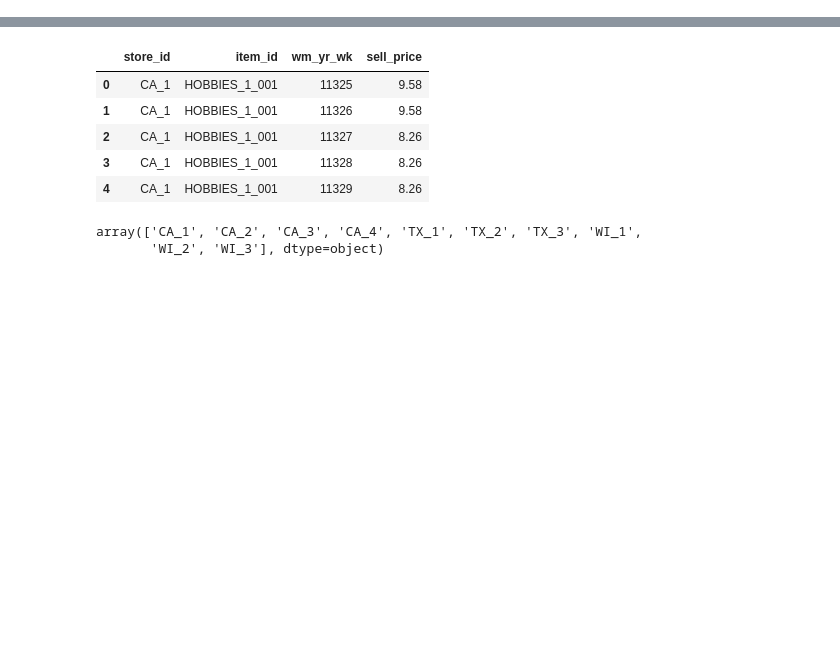
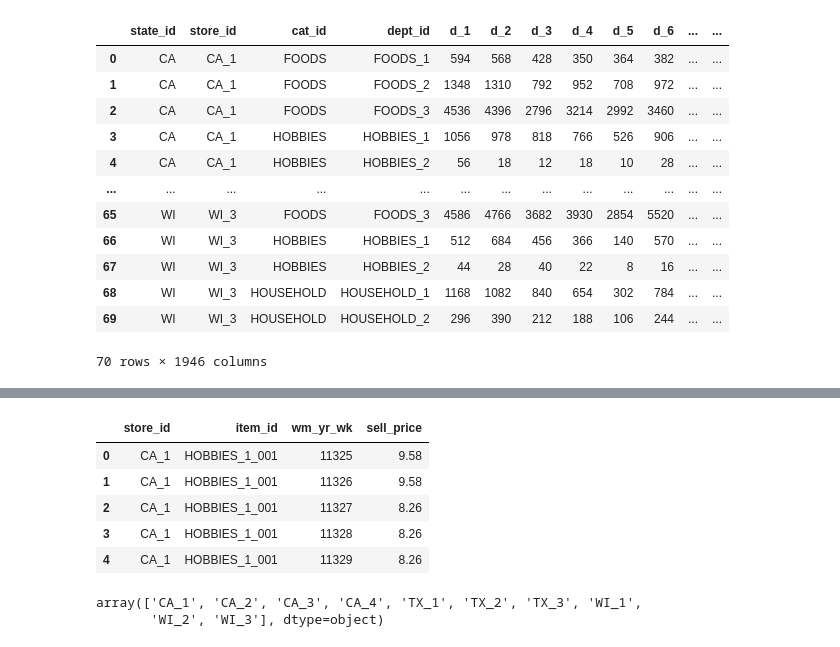
Before and after one commit to AdityaLab/HAILS, a Jupyter notebook: notebooks/explorem5.ipynb, the cells around one changed output, grey strips where cells are left out. Cells and saved outputs as stored; diff of their text form; code cells hidden in the pictures; blank space fills up the shorter version.

```diff
--- a/notebooks/explorem5.ipynb
+++ b/notebooks/explorem5.ipynb
@@ -30,0 +117,23 @@ train_data.head()
+# %%
+group_df = train_data.groupby(["state_id", "store_id", "cat_id", "dept_id"]).sum()
+group_df = group_df.drop(columns=["item_id"])
+
+train_data["id"] = train_data.index
+group_df2 = train_data.groupby(["state_id", "store_id", "cat_id"])["id"].apply(list)
+group_df["id"] = group_df2
+# %%
+group_df.reset_index()
+# %% [output]
+|  | state_id | store_id | cat_id | dept_id | d_1 | d_2 | d_3 | d_4 | d_5 | d_6 | ... | ... |
+| 0 | CA | CA_1 | FOODS | FOODS_1 | 594 | 568 | 428 | 350 | 364 | 382 | ... | ... |
+| 1 | CA | CA_1 | FOODS | FOODS_2 | 1348 | 1310 | 792 | 952 | 708 | 972 | ... | ... |
+| 2 | CA | CA_1 | FOODS | FOODS_3 | 4536 | 4396 | 2796 | 3214 | 2992 | 3460 | ... | ... |
+| 3 | CA | CA_1 | HOBBIES | HOBBIES_1 | 1056 | 978 | 818 | 766 | 526 | 906 | ... | ... |
+| 4 | CA | CA_1 | HOBBIES | HOBBIES_2 | 56 | 18 | 12 | 18 | 10 | 28 | ... | ... |
+| ... | ... | ... | ... | ... | ... | ... | ... | ... | ... | ... | ... | ... |
+| 65 | WI | WI_3 | FOODS | FOODS_3 | 4586 | 4766 | 3682 | 3930 | 2854 | 5520 | ... | ... |
+| 66 | WI | WI_3 | HOBBIES | HOBBIES_1 | 512 | 684 | 456 | 366 | 140 | 570 | ... | ... |
+| 67 | WI | WI_3 | HOBBIES | HOBBIES_2 | 44 | 28 | 40 | 22 | 8 | 16 | ... | ... |
+| 68 | WI | WI_3 | HOUSEHOLD | HOUSEHOLD_1 | 1168 | 1082 | 840 | 654 | 302 | 784 | ... | ... |
+| 69 | WI | WI_3 | HOUSEHOLD | HOUSEHOLD_2 | 296 | 390 | 212 | 188 | 106 | 244 | ... | ... |
+70 rows × 1946 columns
```
Also changed, not shown: parts of 23 cells of this notebook, 1 other file.
